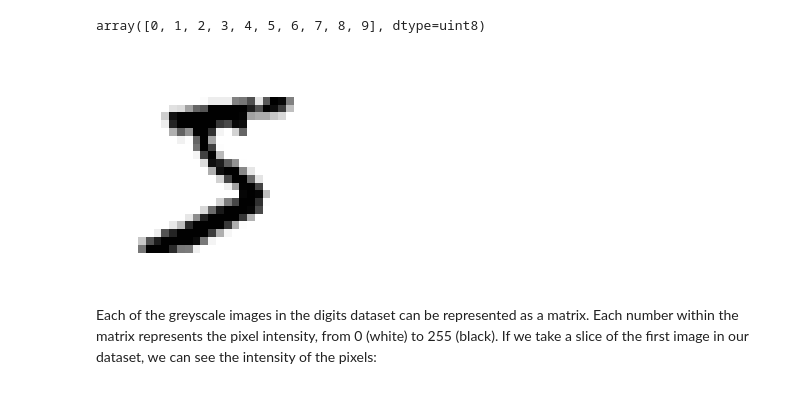
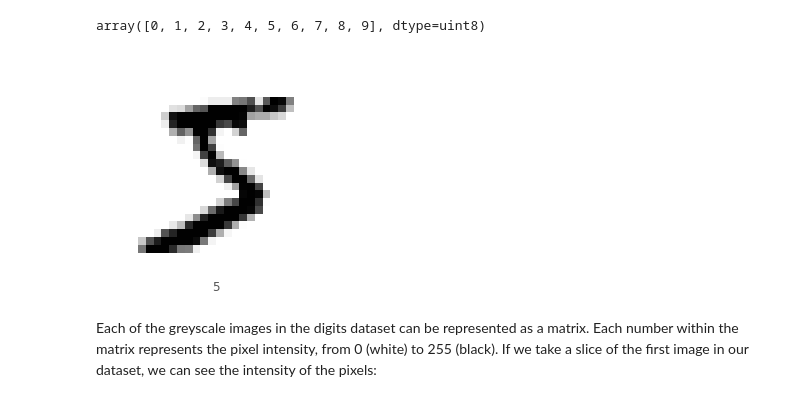
Before and after one commit to Connie-Liang/Data-Science-and-Machine-Learning-Notes, a Jupyter notebook: My CNN Notes.ipynb, the cells around one changed output. Saved outputs shown, nothing was run; the diff lists cells and outputs as text; code cells hidden in the pictures.

```diff
--- a/My CNN Notes.ipynb
+++ b/My CNN Notes.ipynb
@@ -47,11 +47,12 @@ array([0, 1, 2, 3, 4, 5, 6, 7, 8, 9], dtype=uint8)
 # %%
 plt.figure()
 plt.imshow(train_images[0], cmap=plt.cm.binary) #cmap converts to black and white
 plt.xticks([])
 plt.yticks([])
+plt.xlabel(train_labels[0])
 plt.show()
 # %% [output]
-[figure, old version]
+[figure, new version]
 # %% [markdown]
 Each of the greyscale images in the digits dataset can be represented as a matrix. Each number within the matrix represents the pixel intensity, from 0 (white) to 255 (black). If we take a slice of the first image in our dataset, we can see the intensity of the pixels:
 # %%
```
Also changed, not shown: parts of 40 cells of this notebook.
